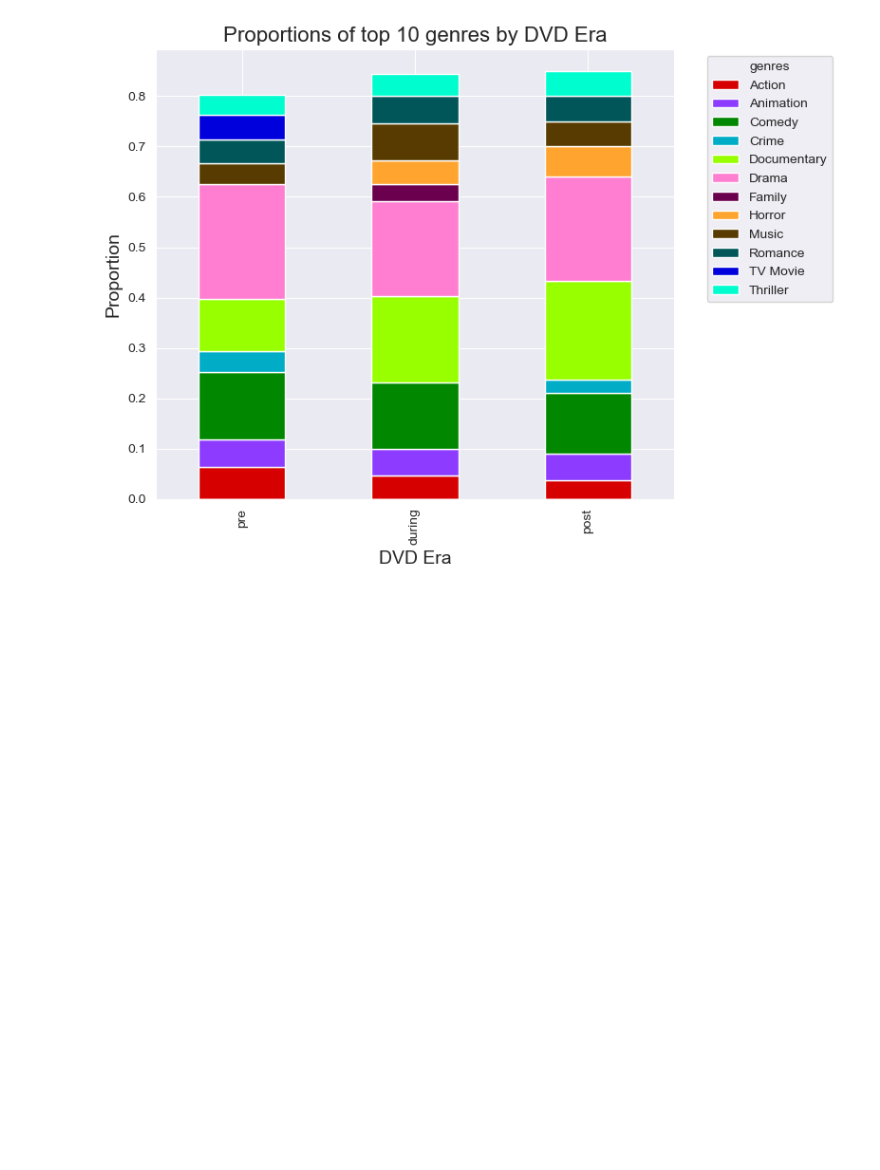
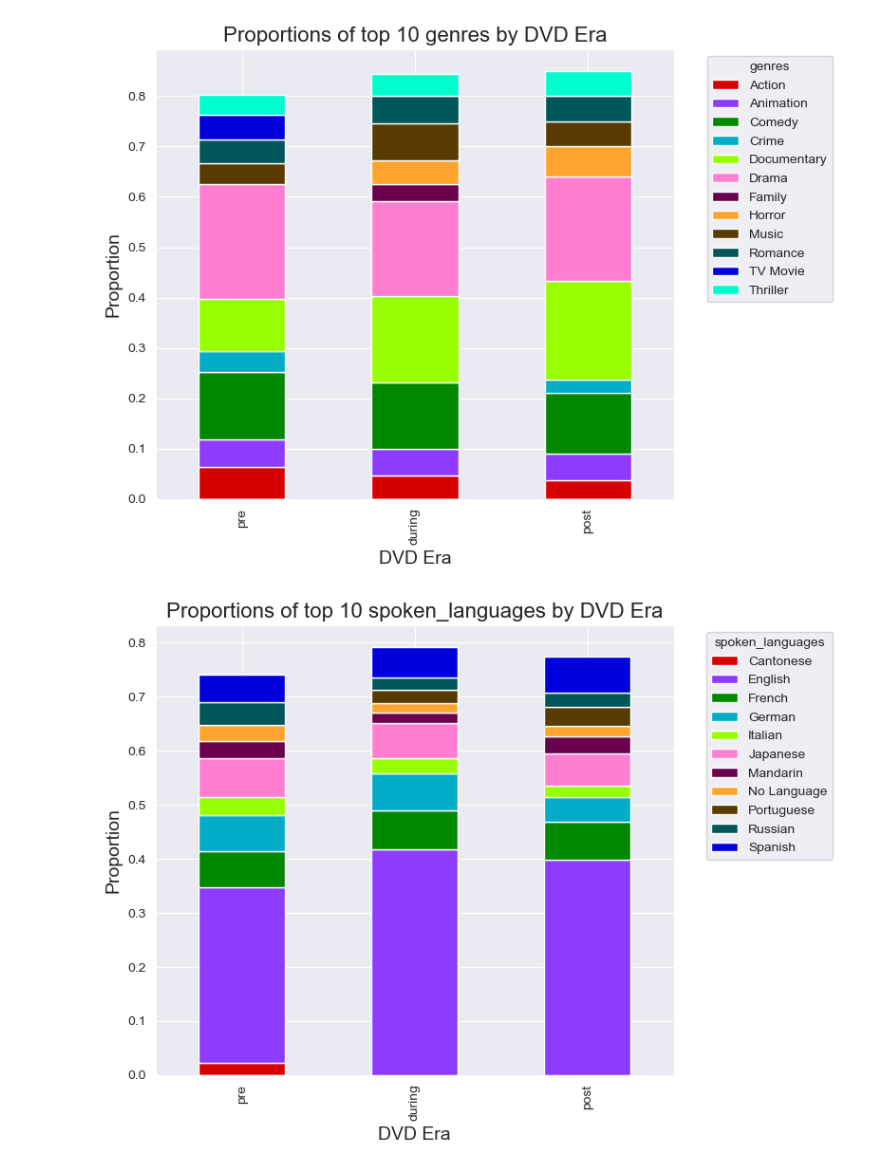
Before and after one commit to epfl-ada/ada-2024-project-databand, a Jupyter notebook: data_overview_CS.ipynb, the cells around one changed output. Drawn from its saved outputs; the diff is of its cells as text; code cells hidden in the pictures; blank space fills up the shorter version.

```diff
--- a/data_overview_CS.ipynb
+++ b/data_overview_CS.ipynb
@@ -186,3 +206,8 @@ top_10_genre =top_proportions_per_era(df_tmdb, 'genres', 10, True)
 plot_top_proportions_per_era(top_10_genre, 'genres', 10)
 # %% [output]
 [figure]
+# %%
+top_10_spoken_languages = top_proportions_per_era(df_tmdb, 'spoken_languages', 10, True)
+plot_top_proportions_per_era(top_10_spoken_languages, 'spoken_languages', 10)
+# %% [output]
+[figure, added]
```
Also changed, not shown: parts of 4 cells of this notebook, 1 other file.
